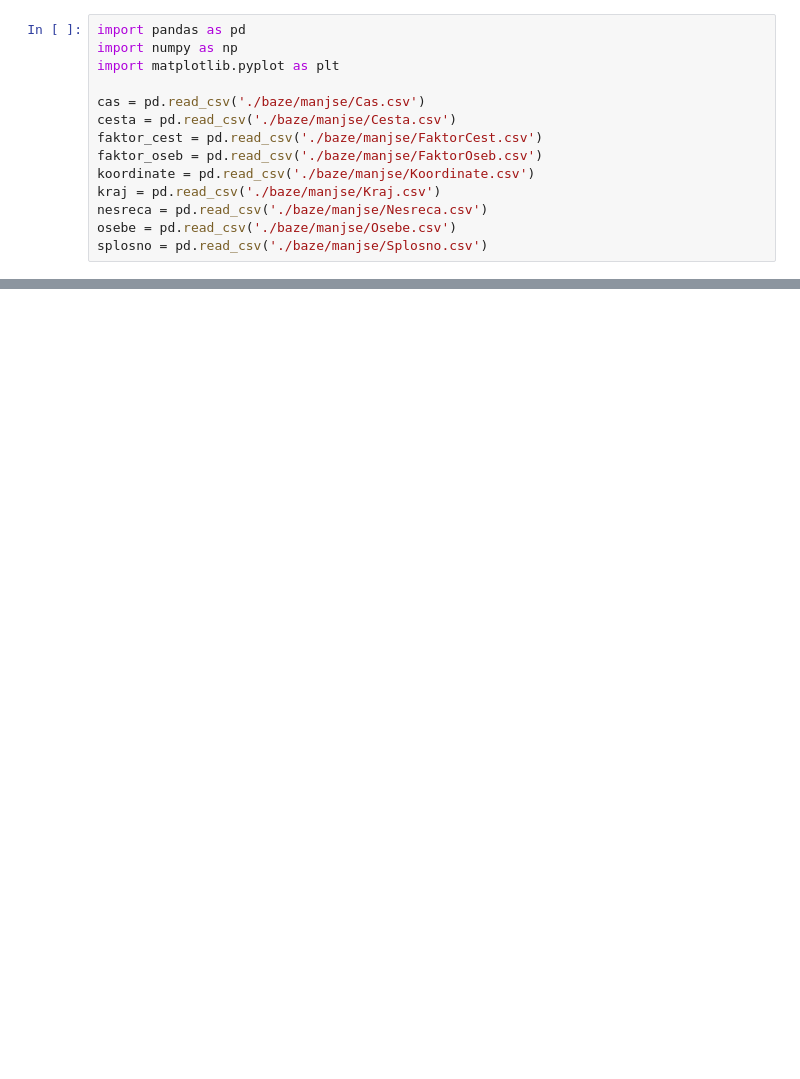
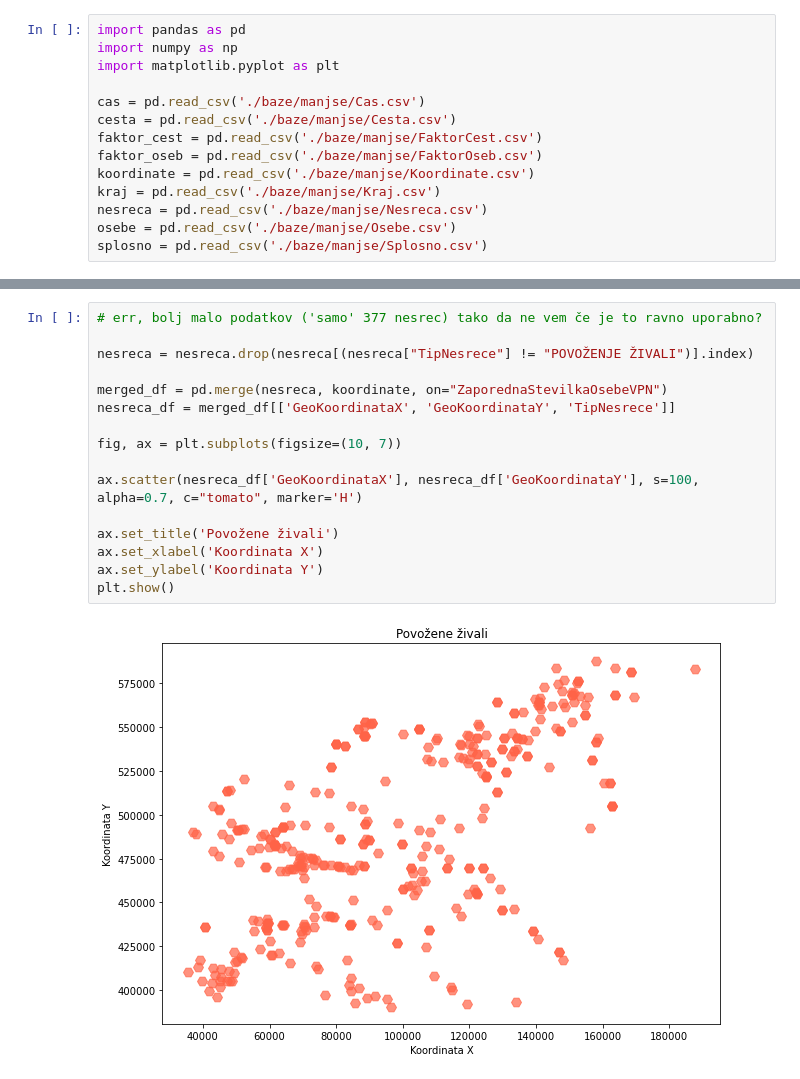
Before and after one commit to TilenS2002/PR22NPJINBMCTS, a Jupyter notebook: Heatmap.ipynb, the cells around one changed output, grey strips where cells are left out. Saved outputs shown, nothing was run; the diff lists cells and outputs as text; blank space fills up the shorter version.

```diff
--- a/Heatmap.ipynb
+++ b/Heatmap.ipynb
@@ -92,0 +93,18 @@ plt.show()
+# %%
+# err, bolj malo podatkov ('samo' 377 nesrec) tako da ne vem če je to ravno uporabno?
+
+nesreca = nesreca.drop(nesreca[(nesreca["TipNesrece"] != "POVOŽENJE ŽIVALI")].index)
+
+merged_df = pd.merge(nesreca, koordinate, on="ZaporednaStevilkaOsebeVPN")
+nesreca_df = merged_df[['GeoKoordinataX', 'GeoKoordinataY', 'TipNesrece']]
+
+fig, ax = plt.subplots(figsize=(10, 7))
+
+ax.scatter(nesreca_df['GeoKoordinataX'], nesreca_df['GeoKoordinataY'], s=100, alpha=0.7, c="tomato", marker='H')
+
+ax.set_title('Povožene živali')
+ax.set_xlabel('Koordinata X')
+ax.set_ylabel('Koordinata Y')
+plt.show()
+# %% [output]
+[figure, added]
```
Also changed, not shown: parts of 3 cells of this notebook.
